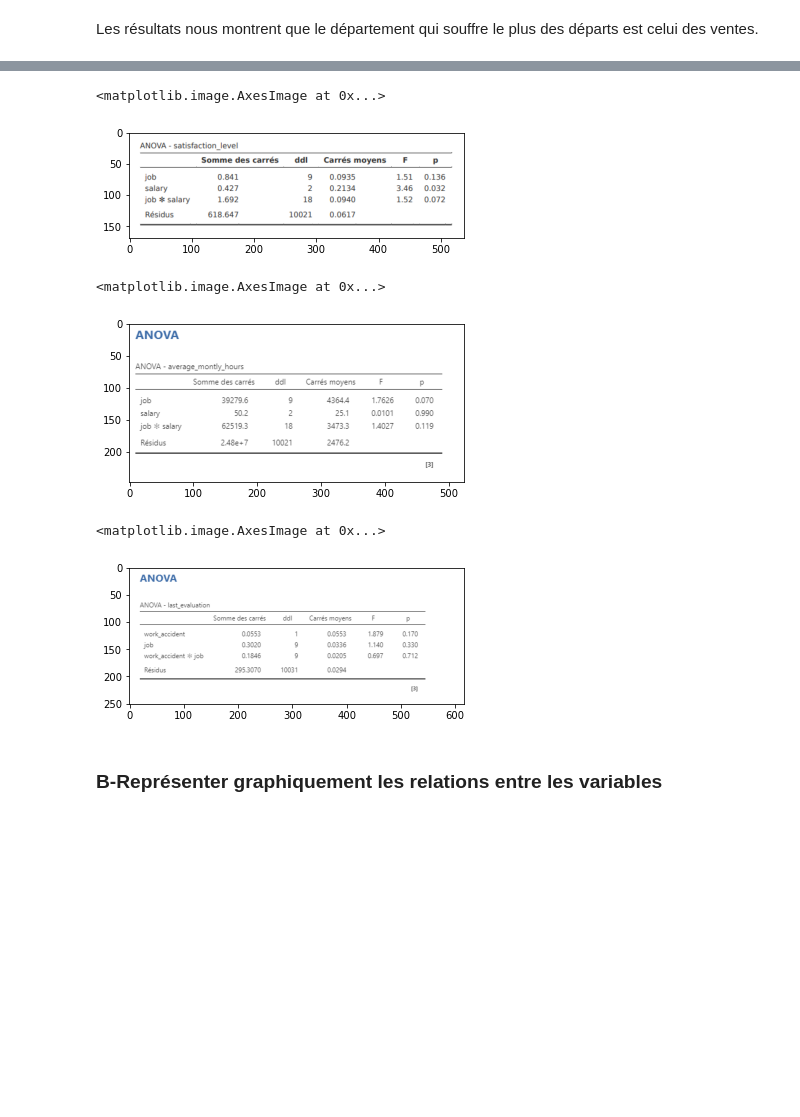
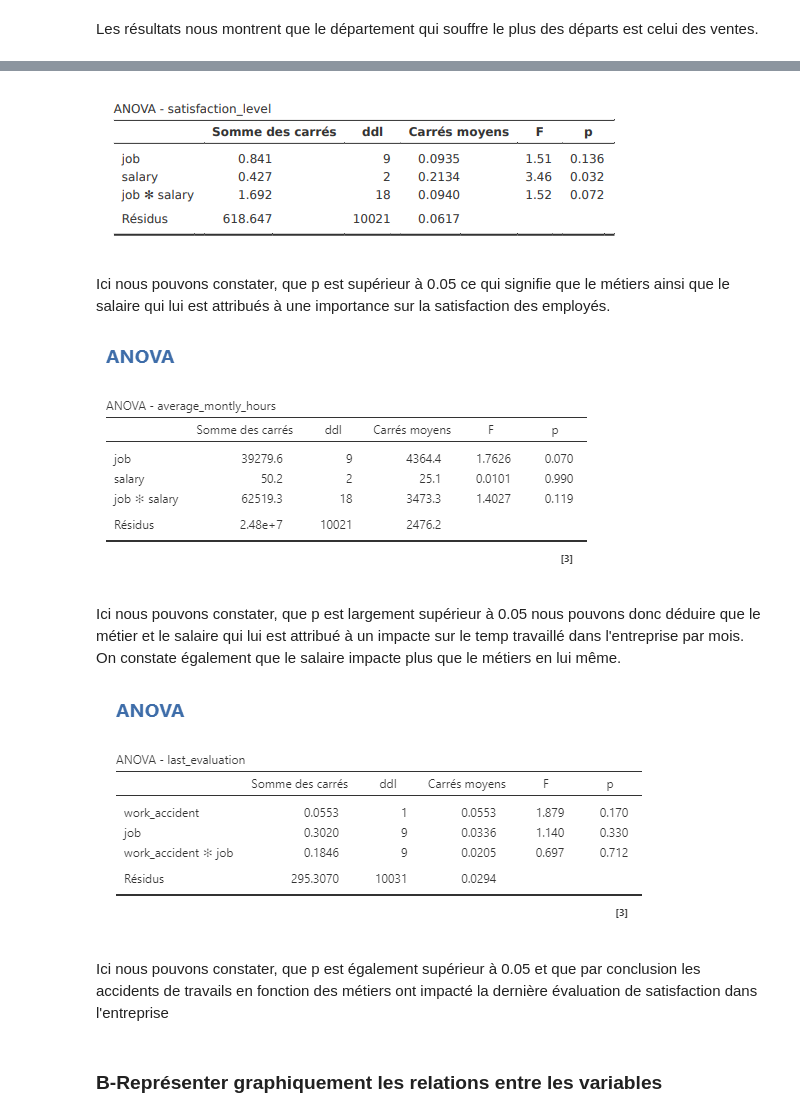
Before and after one commit to Gadeux/Projet-BI---Emma-et-Sarah, a Jupyter notebook: BI-Sarah et Emma.ipynb, the cells around one changed output, grey strips where cells are left out. Saved outputs shown, nothing was run; the diff lists cells and outputs as text; code cells hidden in the pictures; blank space fills up the shorter version.

```diff
--- a/BI-Sarah et Emma.ipynb
+++ b/BI-Sarah et Emma.ipynb
@@ -768,24 +790,27 @@ Nous avons ici pris des variables qu'il nous semblais logique d'étudier
 # %%
-#Tableau méthode anova en fonction de satisfaction_level en corrélation avec job et salary
-imganova = plt.imread("anova.png")
-plt.imshow(imganova)
+#Tableau méthode anova en fonction de satisfaction_level en corrélation avec job et salary (Tableau fait avec jamovi)
+imganova1 = Image.open('anova.png')
+imganova1
 # %% [output]
-<matplotlib.image.AxesImage at 0x...>
-[figure, old version]
+[figure, new version]
+# %% [markdown]
+Ici nous pouvons constater, que p est supérieur à 0.05 ce qui signifie que le métiers ainsi que le salaire qui lui est attribués à une importance sur la satisfaction des employés.
 # %%
-#Tableau méthode anova en fonction de average_monthly_hours en corrélation avec job et salary
-imganovaav = plt.imread("anova2.png")
-plt.imshow(imganovaav)
+#Tableau méthode anova en fonction de average_monthly_hours en corrélation avec job et salary (Tableau fait avec jamovi)
+imganova2 = Image.open('anova2.png')
+imganova2
 # %% [output]
-<matplotlib.image.AxesImage at 0x...>
-[figure, old version]
+[figure, new version]
+# %% [markdown]
+Ici nous pouvons constater, que p est largement supérieur à 0.05 nous pouvons donc déduire que le  métier et le salaire qui lui est attribué à un impacte sur le temp travaillé dans l'entreprise par mois. On constate également que le salaire impacte plus que le métiers en lui même.
 # %%
-#Tableau méthode anova en fonction de last_evalutation en corrélation avec job et work accident
-imganova3 = plt.imread("anova3.png")
-plt.imshow(imganova3)
+#Tableau méthode anova en fonction de last_evalutation en corrélation avec job et work accident (Tableau fait avec jamovi)
+imganova3 = Image.open('anova3.png')
+imganova3
 # %% [output]
-<matplotlib.image.AxesImage at 0x...>
-[figure, old version]
+[figure, new version]
+# %% [markdown]
+Ici nous pouvons constater, que p est également supérieur à 0.05 et que par conclusion les accidents de travails en fonction des métiers ont impacté la dernière évaluation de satisfaction dans l'entreprise
 # %% [markdown]
 ### B-Représenter graphiquement les relations entre les variables
 # %% [markdown]
```
Also changed, not shown: parts of 12 cells of this notebook.
